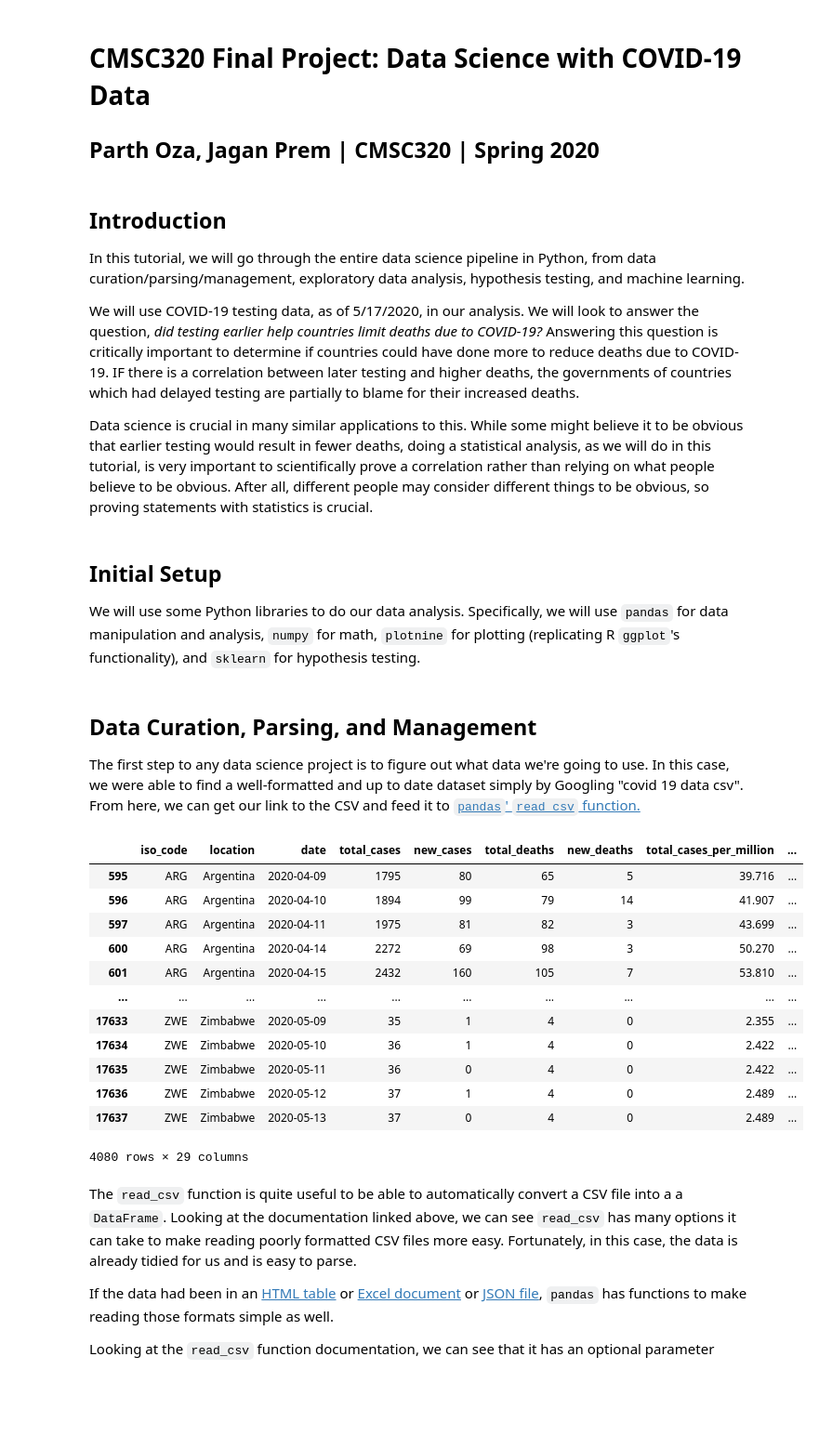
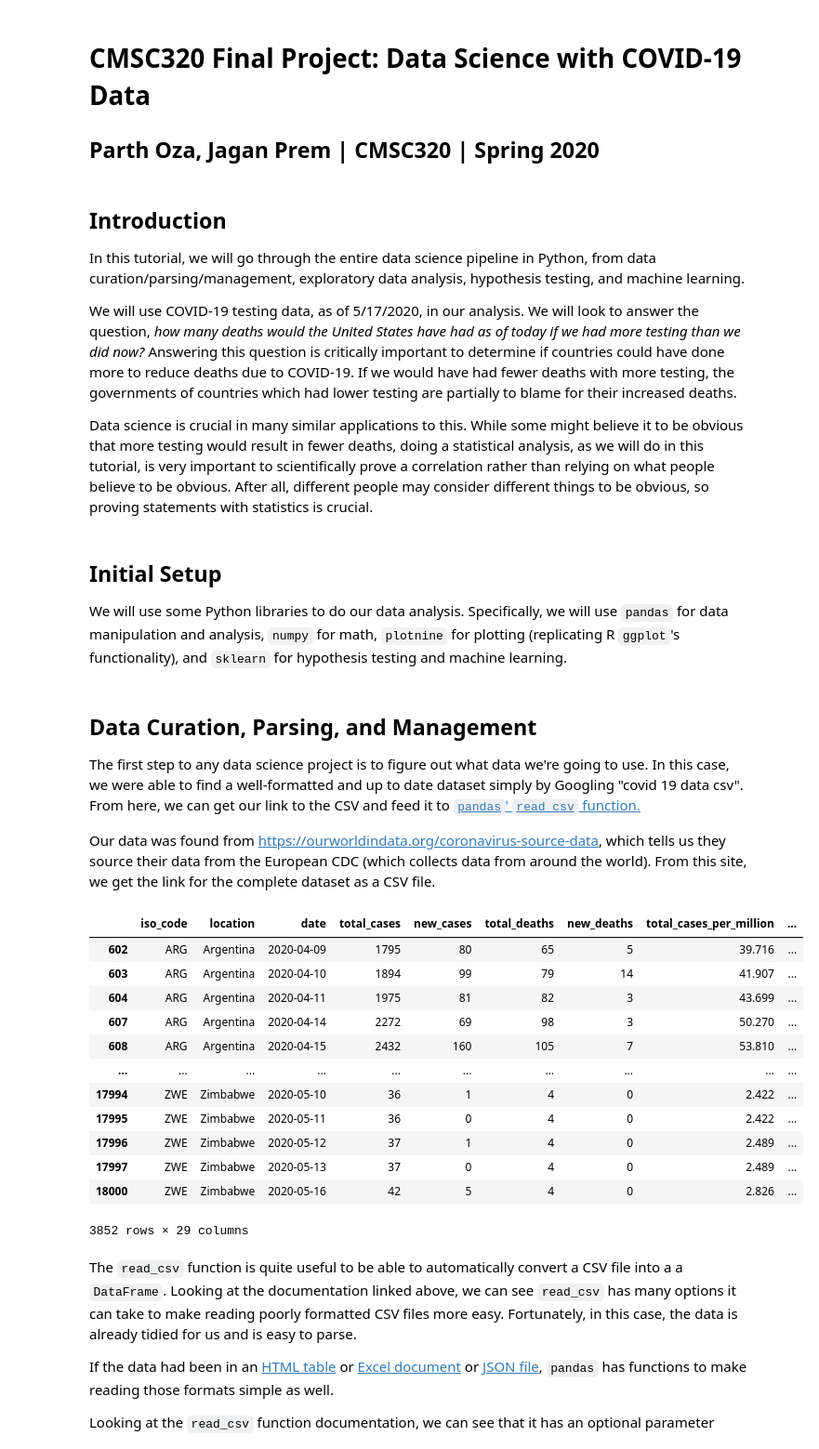
Before and after one commit to plato2000/covid19-datascience-tutorial, a Jupyter notebook: CMSC320_Final_Project.ipynb, the cells around one changed output. Shown: that part at 93% size. Saved outputs shown, nothing was run; the diff lists cells and outputs as text; code cells hidden in the pictures; blank space fills up the shorter version.

```diff
--- a/CMSC320_Final_Project.ipynb
+++ b/CMSC320_Final_Project.ipynb
@@ -7,13 +7,13 @@
 ## Introduction
 In this tutorial, we will go through the entire data science pipeline in Python, from data curation/parsing/management, exploratory data analysis, hypothesis testing, and machine learning.
 
-We will use COVID-19 testing data, as of 5/17/2020, in our analysis. We will look to answer the question, *did testing earlier help countries limit deaths due to COVID-19?* Answering this question is critically important to determine if countries could have done more to reduce deaths due to COVID-19. IF there is a correlation between later testing and higher deaths, the governments of countries which had delayed testing are partially to blame for their increased deaths.
+We will use COVID-19 testing data, as of 5/17/2020, in our analysis. We will look to answer the question, *how many deaths would the United States have had as of today if we had more testing than we did now?* Answering this question is critically important to determine if countries could have done more to reduce deaths due to COVID-19. If we would have had fewer deaths with more testing, the governments of countries which had lower testing are partially to blame for their increased deaths.
 
-Data science is crucial in many similar applications to this. While some might believe it to be obvious that earlier testing would result in fewer deaths, doing a statistical analysis, as we will do in this tutorial, is very important to scientifically prove a correlation rather than relying on what people believe to be obvious. After all, different people may consider different things to be obvious, so proving statements with statistics is crucial.
+Data science is crucial in many similar applications to this. While some might believe it to be obvious that more testing would result in fewer deaths, doing a statistical analysis, as we will do in this tutorial, is very important to scientifically prove a correlation rather than relying on what people believe to be obvious. After all, different people may consider different things to be obvious, so proving statements with statistics is crucial.
 # %% [markdown]
 ## Initial Setup
 
-We will use some Python libraries to do our data analysis. Specifically, we will use `pandas` for data manipulation and analysis, `numpy` for math, `plotnine` for plotting (replicating R `ggplot`'s functionality), and `sklearn` for hypothesis testing.
+We will use some Python libraries to do our data analysis. Specifically, we will use `pandas` for data manipulation and analysis, `numpy` for math, `plotnine` for plotting (replicating R `ggplot`'s functionality), and `sklearn` for hypothesis testing and machine learning.
 # %%
 import pandas as pd
 import numpy as np
@@ -25,24 +28,26 @@ from sklearn.preprocessing import StandardScaler
 ## Data Curation, Parsing, and Management
 
 The first step to any data science project is to figure out what data we're going to use. In this case, we were able to find a well-formatted and up to date dataset simply by Googling "covid 19 data csv". From here, we can get our link to the CSV and feed it to [`pandas`' `read_csv` function.](https://pandas.pydata.org/pandas-docs/stable/reference/api/pandas.read_csv.html)
+
+Our data was found from https://ourworldindata.org/coronavirus-source-data, which tells us they source their data from the European CDC (which collects data from around the world). From this site, we get the link for the complete dataset as a CSV file.
 # %%
 df = pd.read_csv("https://covid.ourworldindata.org/data/owid-covid-data.csv", parse_dates=[2])
-df = df.dropna(subset=['total_cases', 'new_cases', 'total_tests', 'new_tests'])
+df = df.dropna(subset=['location', 'date', 'new_tests', 'total_tests_per_thousand', 'population_density', 'gdp_per_capita', 'total_deaths_per_million', 'male_smokers', 'female_smokers'])
 df
 # %% [output]
 |  | iso_code | location | date | total_cases | new_cases | total_deaths | new_deaths | total_cases_per_million | ... |
-| 595 | ARG | Argentina | 2020-04-09 | 1795 | 80 | 65 | 5 | 39.716 | ... |
-| 596 | ARG | Argentina | 2020-04-10 | 1894 | 99 | 79 | 14 | 41.907 | ... |
-| 597 | ARG | Argentina | 2020-04-11 | 1975 | 81 | 82 | 3 | 43.699 | ... |
-| 600 | ARG | Argentina | 2020-04-14 | 2272 | 69 | 98 | 3 | 50.270 | ... |
-| 601 | ARG | Argentina | 2020-04-15 | 2432 | 160 | 105 | 7 | 53.810 | ... |
+| 602 | ARG | Argentina | 2020-04-09 | 1795 | 80 | 65 | 5 | 39.716 | ... |
+| 603 | ARG | Argentina | 2020-04-10 | 1894 | 99 | 79 | 14 | 41.907 | ... |
+| 604 | ARG | Argentina | 2020-04-11 | 1975 | 81 | 82 | 3 | 43.699 | ... |
+| 607 | ARG | Argentina | 2020-04-14 | 2272 | 69 | 98 | 3 | 50.270 | ... |
+| 608 | ARG | Argentina | 2020-04-15 | 2432 | 160 | 105 | 7 | 53.810 | ... |
 | ... | ... | ... | ... | ... | ... | ... | ... | ... | ... |
-| 17633 | ZWE | Zimbabwe | 2020-05-09 | 35 | 1 | 4 | 0 | 2.355 | ... |
-| 17634 | ZWE | Zimbabwe | 2020-05-10 | 36 | 1 | 4 | 0 | 2.422 | ... |
-| 17635 | ZWE | Zimbabwe | 2020-05-11 | 36 | 0 | 4 | 0 | 2.422 | ... |
-| 17636 | ZWE | Zimbabwe | 2020-05-12 | 37 | 1 | 4 | 0 | 2.489 | ... |
-| 17637 | ZWE | Zimbabwe | 2020-05-13 | 37 | 0 | 4 | 0 | 2.489 | ... |
+| 17994 | ZWE | Zimbabwe | 2020-05-10 | 36 | 1 | 4 | 0 | 2.422 | ... |
+| 17995 | ZWE | Zimbabwe | 2020-05-11 | 36 | 0 | 4 | 0 | 2.422 | ... |
+| 17996 | ZWE | Zimbabwe | 2020-05-12 | 37 | 1 | 4 | 0 | 2.489 | ... |
+| 17997 | ZWE | Zimbabwe | 2020-05-13 | 37 | 0 | 4 | 0 | 2.489 | ... |
+| 18000 | ZWE | Zimbabwe | 2020-05-16 | 42 | 5 | 4 | 0 | 2.826 | ... |
-4080 rows × 29 columns
+3852 rows × 29 columns
 # %% [markdown]
 The `read_csv` function is quite useful to be able to automatically convert a CSV file into a a `DataFrame`. Looking at the documentation linked above, we can see `read_csv` has many options it can take to make reading poorly formatted CSV files more easy. Fortunately, in this case, the data is already tidied for us and is easy to parse.
 
```
Also changed, not shown: parts of 34 cells of this notebook.
